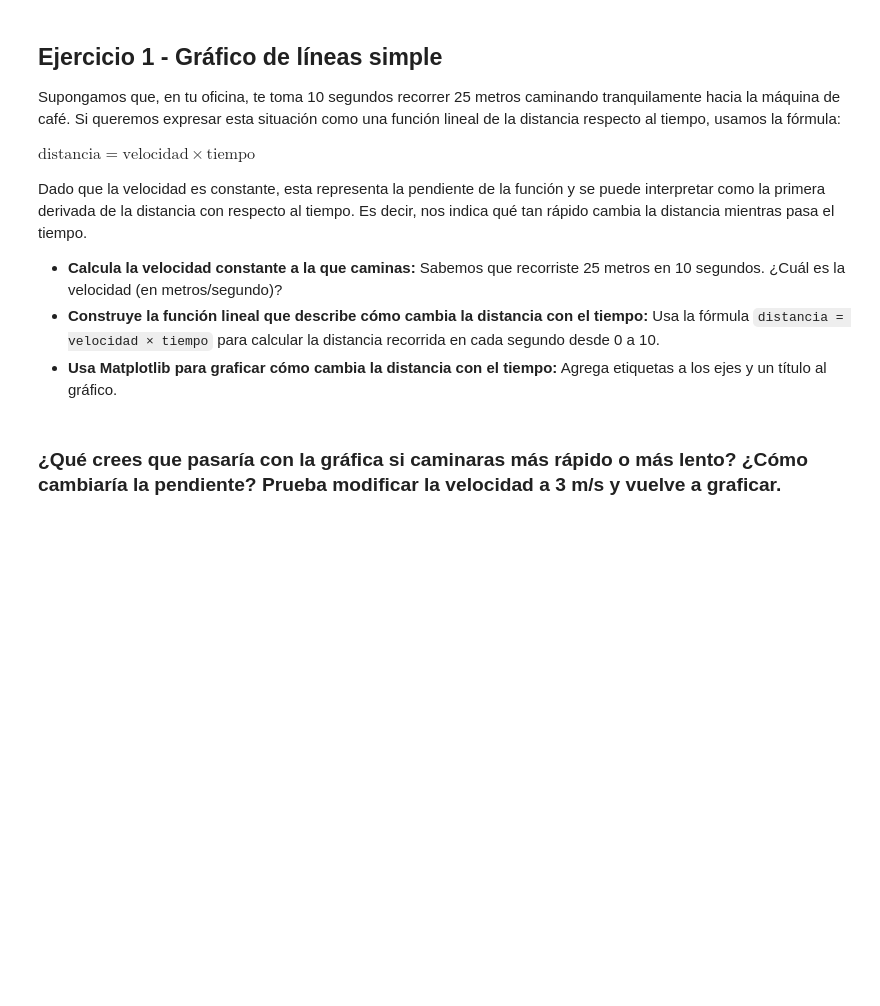
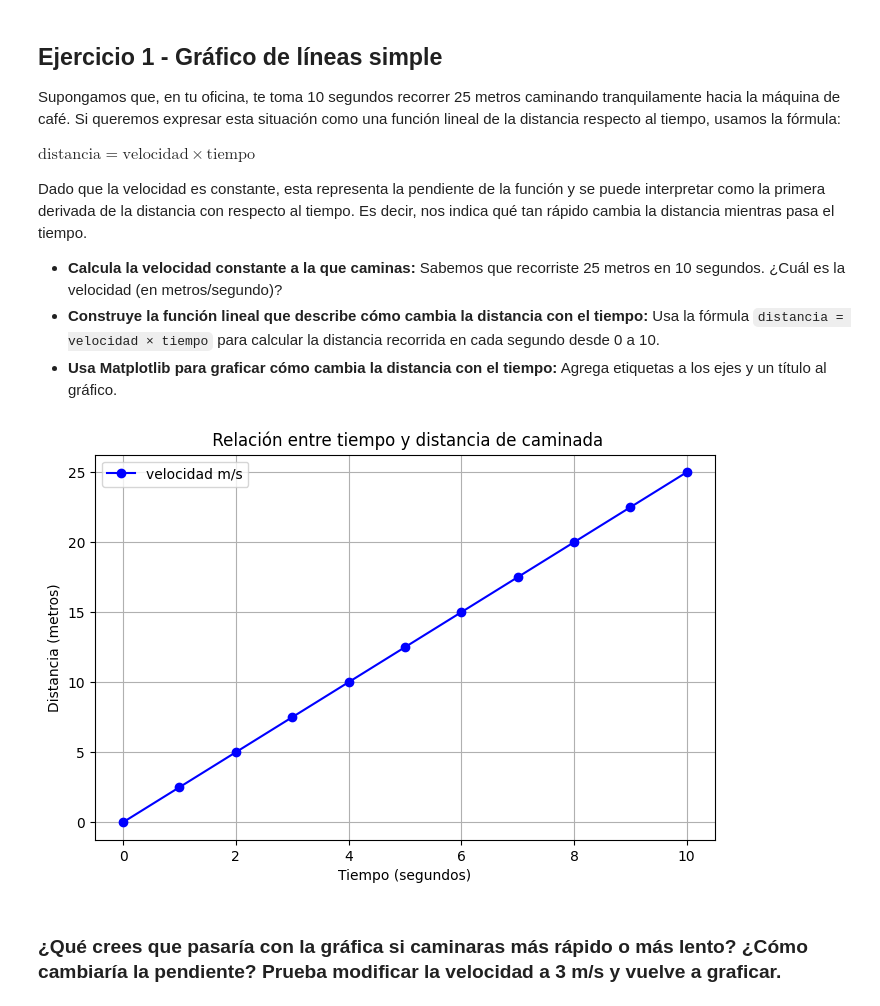
Before and after one commit to juhuertav-ux/machine-learning-prework, a Jupyter notebook: notebook/problems.es.ipynb, the cells around one changed output. Cells and saved outputs as stored; diff of their text form; code cells hidden in the pictures; blank space fills up the shorter version.

```diff
--- a/notebook/problems.es.ipynb
+++ b/notebook/problems.es.ipynb
@@ -27,21 +27,23 @@ Dado que la velocidad es constante, esta representa la pendiente de la función
 # %%
 # array con valores de tiempo de 0 a 10
 x = np.arange(0, 11)
 # Se calcula la velocidad
 velocidad = 2.5
 distancia = velocidad * x
 # Se grafica con Matplotlib
 plt.figure(figsize=(8, 5))
-plt.plot(x, distancia, marker='o', color='b', lebel= v = 'velocidad m/s')
+plt.plot(x, distancia, marker='o', color='b', label= 'velocidad m/s')
 # Etiqueta y título
 plt.title(" Relación entre tiempo y distancia de caminada")
 plt.xlabel('Tiempo (segundos)')
 plt.ylabel('Distancia (metros)')
 plt.grid(True)
 plt.legend()
 
 
 plt.show()
+# %% [output]
+[figure, added]
 # %% [markdown]
 ### ¿Qué crees que pasaría con la gráfica si caminaras más rápido o más lento? ¿Cómo cambiaría la pendiente? Prueba modificar la velocidad a 3 m/s y vuelve a graficar.
 # %%
```
Also changed, not shown: parts of 11 cells of this notebook.
